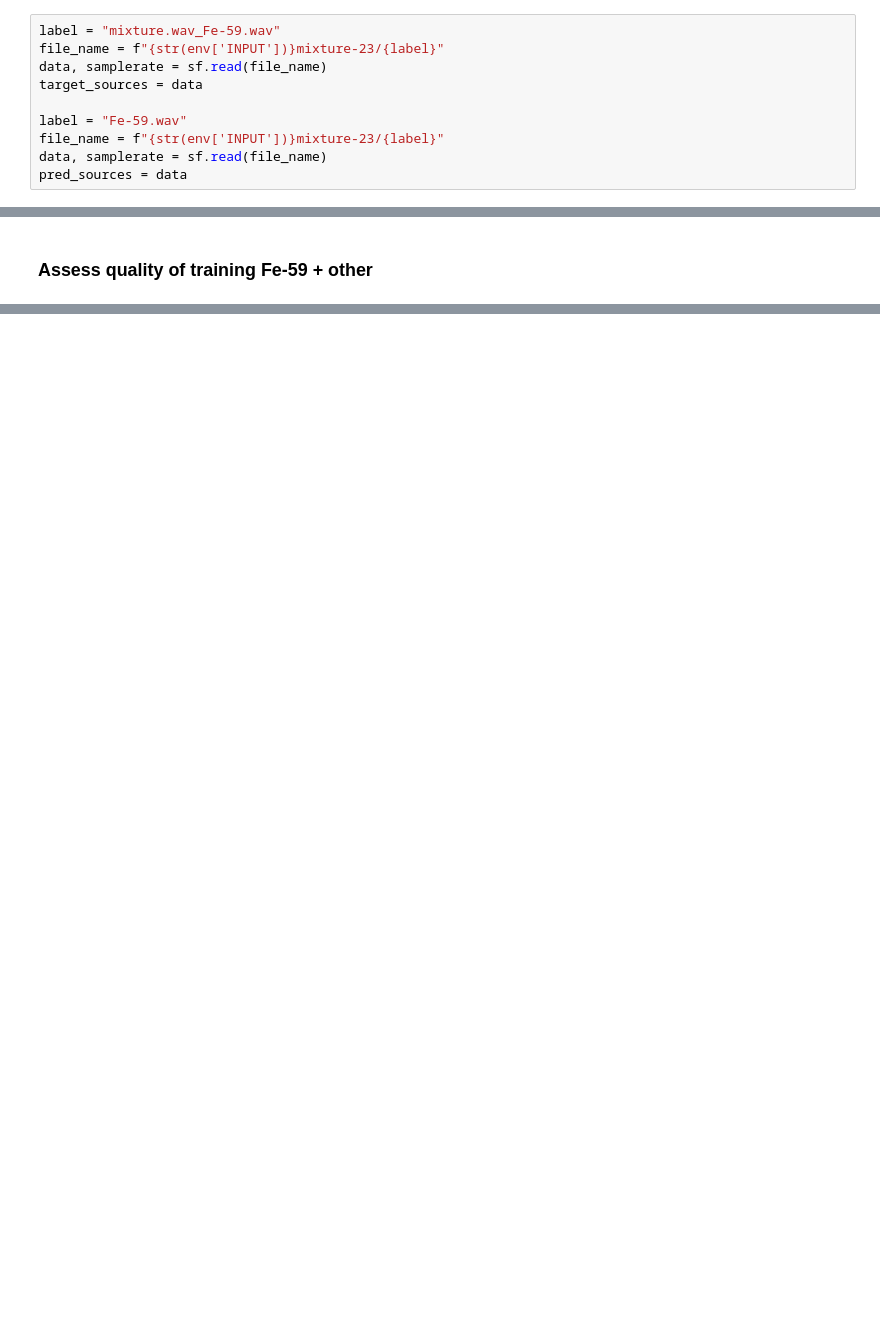
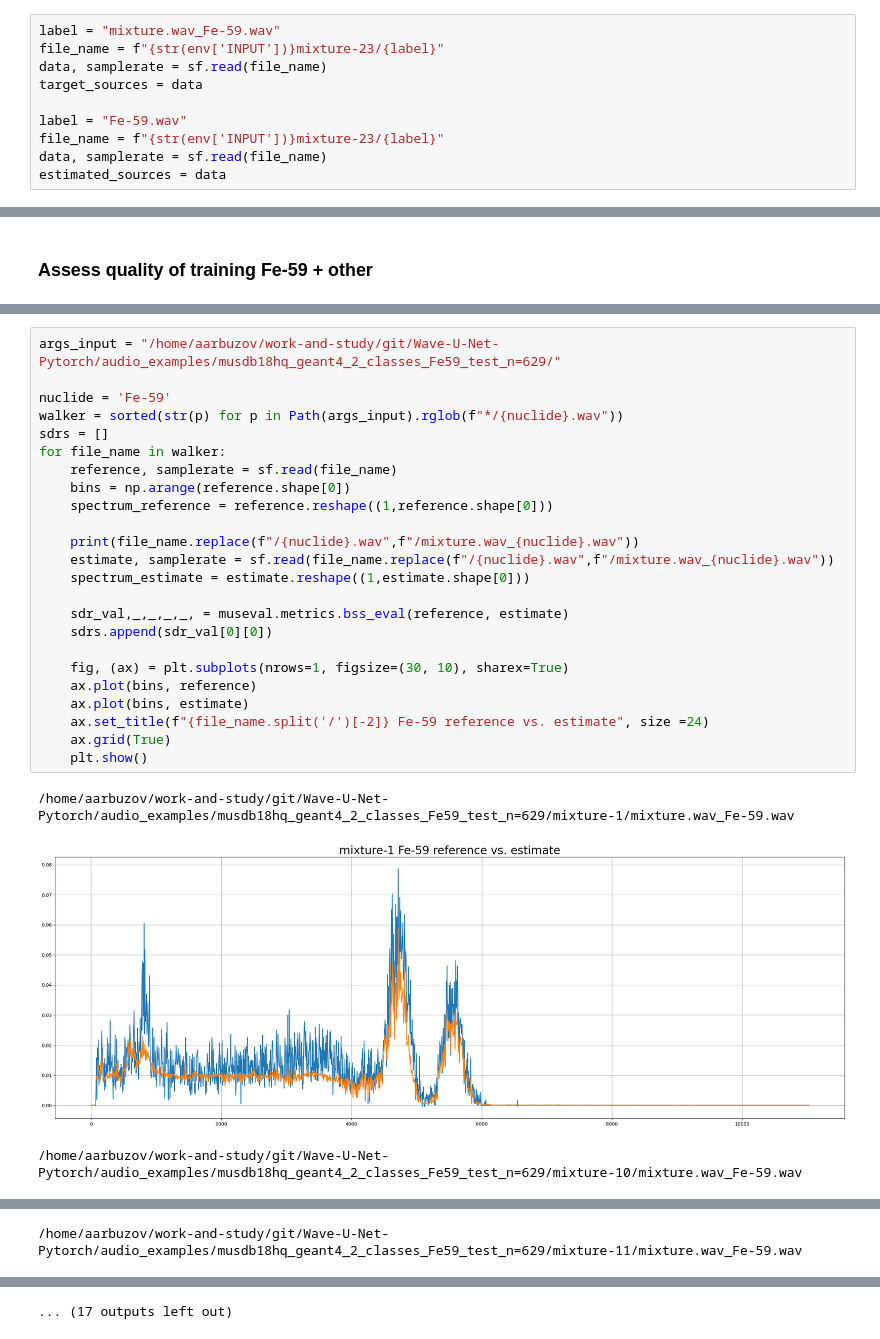
Before and after one commit to arbuz001/Wave-U-Net-Pytorch, a Jupyter notebook: audio_metrics.ipynb, the cells around one changed output, grey strips where cells are left out. Saved outputs shown, nothing was run; the diff lists cells and outputs as text; blank space fills up the shorter version.

```diff
--- a/audio_metrics.ipynb
+++ b/audio_metrics.ipynb
@@ -29,5 +31,5 @@ target_sources = data
 label = "Fe-59.wav"
 file_name = f"{str(env['INPUT'])}mixture-23/{label}"
 data, samplerate = sf.read(file_name)
-pred_sources = data
+estimated_sources = data
 # %%
@@ -55,0 +73,28 @@ plt.show()
+# %%
+args_input = "/home/aarbuzov/work-and-study/git/Wave-U-Net-Pytorch/audio_examples/musdb18hq_geant4_2_classes_Fe59_test_n=629/"
+
+nuclide = 'Fe-59'
+walker = sorted(str(p) for p in Path(args_input).rglob(f"*/{nuclide}.wav"))
+sdrs = []
+for file_name in walker:
+    reference, samplerate = sf.read(file_name)
+    bins = np.arange(reference.shape[0])
+    spectrum_reference = reference.reshape((1,reference.shape[0]))
+
+    print(file_name.replace(f"/{nuclide}.wav",f"/mixture.wav_{nuclide}.wav"))
+    estimate, samplerate = sf.read(file_name.replace(f"/{nuclide}.wav",f"/mixture.wav_{nuclide}.wav"))
+    spectrum_estimate = estimate.reshape((1,estimate.shape[0]))
+
+    sdr_val,_,_,_,_, = museval.metrics.bss_eval(reference, estimate)
+    sdrs.append(sdr_val[0][0])
+
+    fig, (ax) = plt.subplots(nrows=1, figsize=(30, 10), sharex=True)
+    ax.plot(bins, reference)
+    ax.plot(bins, estimate)
+    ax.set_title(f"{file_name.split('/')[-2]} Fe-59 reference vs. estimate", size =24)
+    ax.grid(True)
+    plt.show()
+# %% [output]
+/home/aarbuzov/work-and-study/git/Wave-U-Net-Pytorch/audio_examples/musdb18hq_geant4_2_classes_Fe59_test_n=629/mixture-1/mixture.wav_Fe-59.wav
+[figure, added]
+/home/aarbuzov/work-and-study/git/Wave-U-Net-Pytorch/audio_examples/musdb18hq_geant4_2_classes_Fe59_test_n=629/mixture-10/mixture.wav_Fe-59.wav
@@ -55,0 +102 @@ plt.show()
+/home/aarbuzov/work-and-study/git/Wave-U-Net-Pytorch/audio_examples/musdb18hq_geant4_2_classes_Fe59_test_n=629/mixture-11/mixture.wav_Fe-59.wav
@@ -55,0 +110 @@ plt.show()
+... (17 outputs left out)
```
Also changed, not shown: parts of 9 cells of this notebook.
